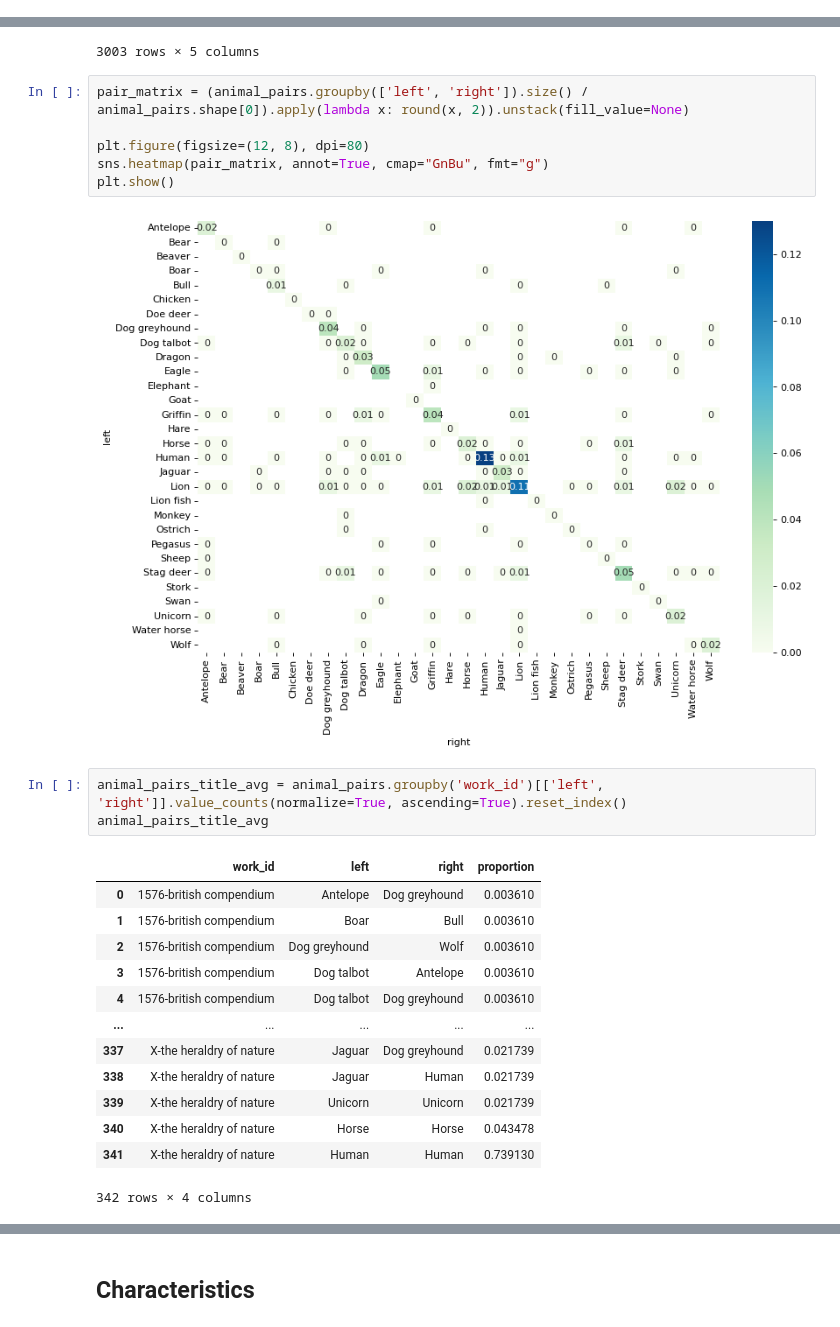
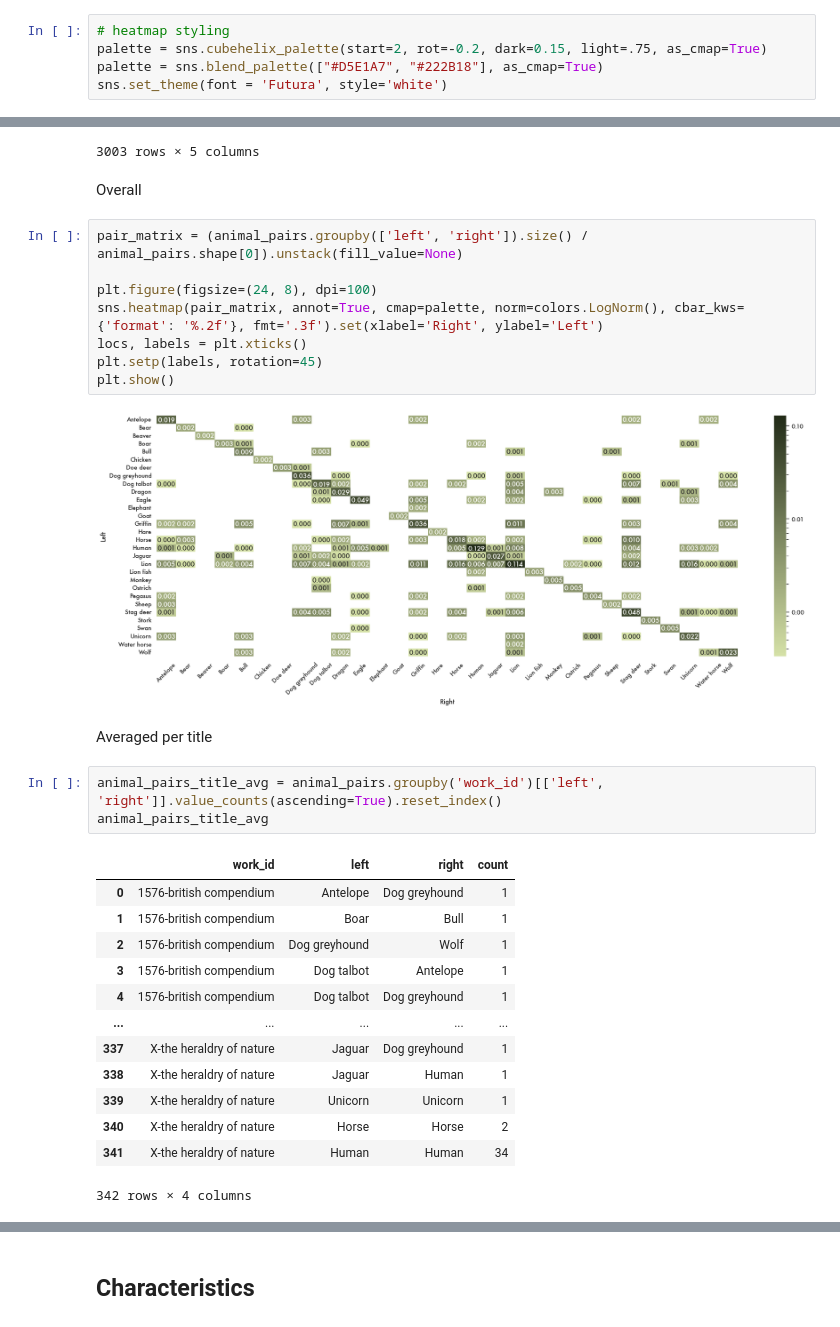
Before and after one commit to nesterenkojul/ecco-heraldry-animals, a Jupyter notebook: dh_data_explore.ipynb, the cells around one changed output, grey strips where cells are left out. Drawn from its saved outputs; the diff is of its cells as text.

Commit message:
finalised charts

```diff
--- a/dh_data_explore.ipynb
+++ b/dh_data_explore.ipynb
@@ -588,5 +590,10 @@ def get_plot(chart_type, title, data, range_x=None, range_y=None,
                     plot_bgcolor="#FFFFFF", paper_bgcolor="#FFFFFF")
   return fig
+# %%
+# heatmap styling
+palette = sns.cubehelix_palette(start=2, rot=-0.2, dark=0.15, light=.75, as_cmap=True)
+palette = sns.blend_palette(["#D5E1A7", "#222B18"], as_cmap=True)
+sns.set_theme(font = 'Futura', style='white')
 # %%
 annotations = pd.read_csv("annotations_detailed.csv")
 annotations.drop_duplicates('image', inplace=True)
@@ -693,29 +710,35 @@ animal_pairs
 | 3001 | X-the heraldry of nature | 1238001400 | 1238001400_9_7 | Human | Human |
 | 3002 | X-the heraldry of nature | 1238001400 | 1238001400_9_8 | Human | Human |
 3003 rows × 5 columns
+# %% [markdown]
+Overall
 # %%
-pair_matrix = (animal_pairs.groupby(['left', 'right']).size() / animal_pairs.shape[0]).apply(lambda x: round(x, 2)).unstack(fill_value=None)
+pair_matrix = (animal_pairs.groupby(['left', 'right']).size() / animal_pairs.shape[0]).unstack(fill_value=None)
 
-plt.figure(figsize=(12, 8), dpi=80)
-sns.heatmap(pair_matrix, annot=True, cmap="GnBu", fmt="g")
+plt.figure(figsize=(24, 8), dpi=100)
+sns.heatmap(pair_matrix, annot=True, cmap=palette, norm=colors.LogNorm(), cbar_kws={'format': '%.2f'}, fmt='.3f').set(xlabel='Right', ylabel='Left')
+locs, labels = plt.xticks()
+plt.setp(labels, rotation=45)
 plt.show()
 # %% [output]
-[figure, old version]
+[figure, new version]
+# %% [markdown]
+Averaged per title
 # %%
-animal_pairs_title_avg = animal_pairs.groupby('work_id')[['left', 'right']].value_counts(normalize=True, ascending=True).reset_index()
+animal_pairs_title_avg = animal_pairs.groupby('work_id')[['left', 'right']].value_counts(ascending=True).reset_index()
 animal_pairs_title_avg
 # %% [output]
-|  | work_id | left | right | proportion |
-| 0 | 1576-british compendium | Antelope | Dog greyhound | 0.003610 |
-| 1 | 1576-british compendium | Boar | Bull | 0.003610 |
-| 2 | 1576-british compendium | Dog greyhound | Wolf | 0.003610 |
-| 3 | 1576-british compendium | Dog talbot | Antelope | 0.003610 |
-| 4 | 1576-british compendium | Dog talbot | Dog greyhound | 0.003610 |
+|  | work_id | left | right | count |
+| 0 | 1576-british compendium | Antelope | Dog greyhound | 1 |
+| 1 | 1576-british compendium | Boar | Bull | 1 |
+| 2 | 1576-british compendium | Dog greyhound | Wolf | 1 |
+| 3 | 1576-british compendium | Dog talbot | Antelope | 1 |
+| 4 | 1576-british compendium | Dog talbot | Dog greyhound | 1 |
 | ... | ... | ... | ... | ... |
-| 337 | X-the heraldry of nature | Jaguar | Dog greyhound | 0.021739 |
-| 338 | X-the heraldry of nature | Jaguar | Human | 0.021739 |
-| 339 | X-the heraldry of nature | Unicorn | Unicorn | 0.021739 |
-| 340 | X-the heraldry of nature | Horse | Horse | 0.043478 |
-| 341 | X-the heraldry of nature | Human | Human | 0.739130 |
+| 337 | X-the heraldry of nature | Jaguar | Dog greyhound | 1 |
+| 338 | X-the heraldry of nature | Jaguar | Human | 1 |
+| 339 | X-the heraldry of nature | Unicorn | Unicorn | 1 |
+| 340 | X-the heraldry of nature | Horse | Horse | 2 |
+| 341 | X-the heraldry of nature | Human | Human | 34 |
 342 rows × 4 columns
 # %%
```
Also changed, not shown: parts of 35 cells of this notebook, 2 other files.
